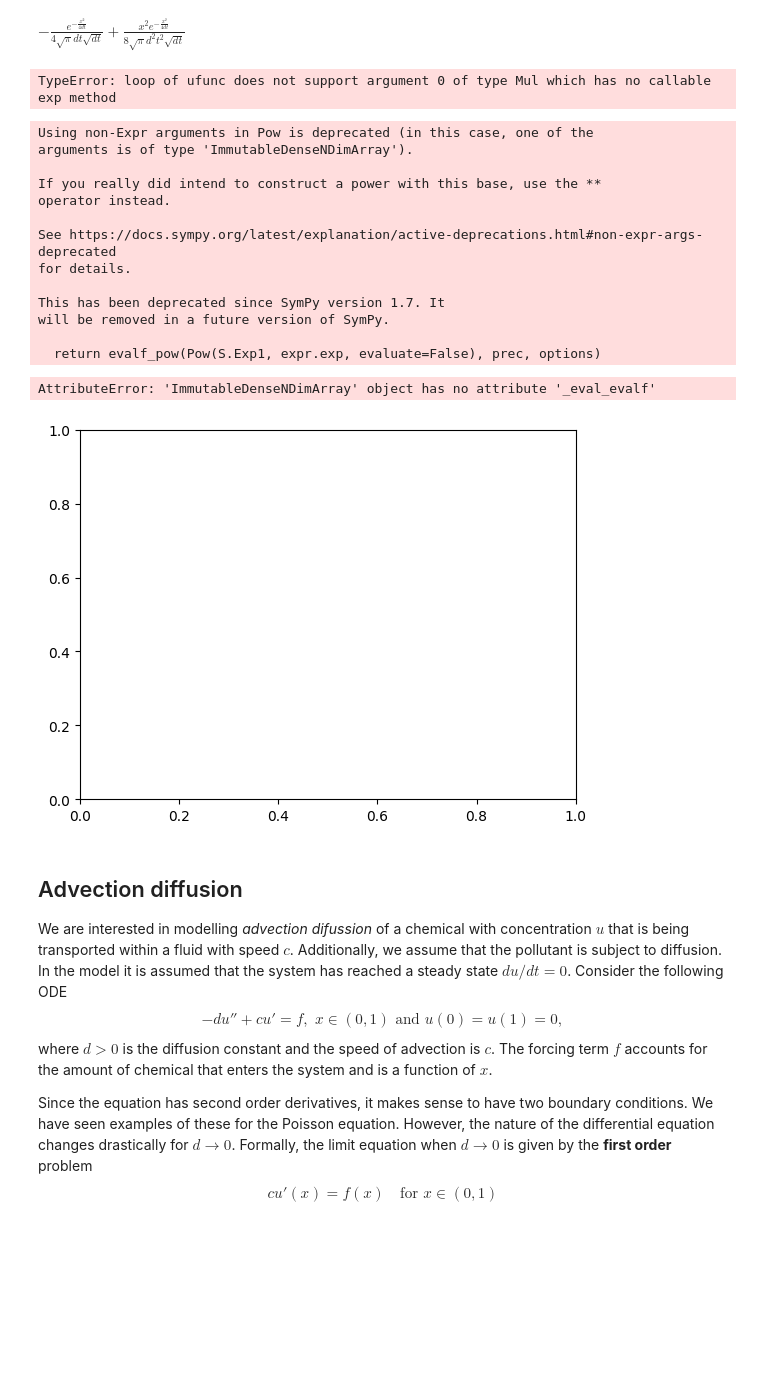
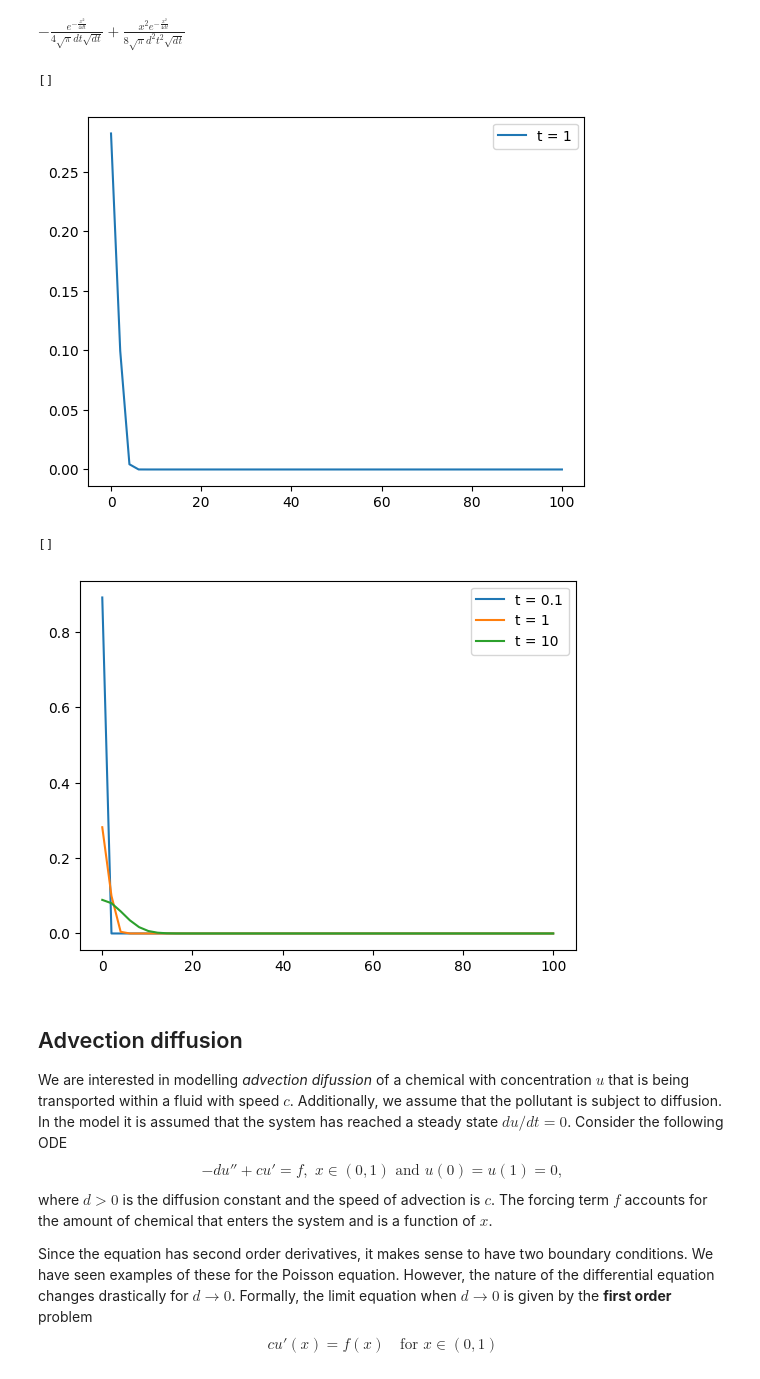
Before and after one commit to kalle6452/PDE, a Jupyter notebook: lab02.ipynb, the cells around one changed output. Drawn from its saved outputs; the diff is of its cells as text; code cells hidden in the pictures; blank space fills up the shorter version.

```diff
--- a/lab02.ipynb
+++ b/lab02.ipynb
@@ -448,39 +450,29 @@ dx = sympy.diff(f,x)
 dx
 # %% [output]
 $\displaystyle - \frac{e^{- \frac{x^{2}}{4 d t}}}{4 \sqrt{\pi} d t \sqrt{d t}} + \frac{x^{2} e^{- \frac{x^{2}}{4 d t}}}{8 \sqrt{\pi} d^{2} t^{2} \sqrt{d t}}$
-# %%
-#d = 1
-#f = (1/(sympy.sqrt(4*sympy.pi*d*t)))*sympy.exp((-(x)**2)/(4*d*t))
-d = np.linspace(0,10)
-t = [0.1,1,10]
-for i in t:
-    f = 1/(np.sqrt(4*np.pi*d*i))*np.exp((-x**2)/(4*d*i))
-    #f = (1/(sympy.sqrt(4*sympy.pi*d*t)))*sympy.exp((-(x)**2)/(4*d*t))
-    plt.plot(f)
-# %% [output]
-TypeError: loop of ufunc does not support argument 0 of type Mul which has no callable exp method
-# %%
-x = np.linspace(-2,2)
-lista = [0.1,1,10]
-t = 0.1
-f = (1/(sympy.sqrt(4*sympy.pi*t)))*sympy.exp((-(x)**2)/(4*t))
-plt.plot(x,f)
-# %% [output]
-Using non-Expr arguments in Pow is deprecated (in this case, one of the
-arguments is of type 'ImmutableDenseNDimArray').
-
-If you really did intend to construct a power with this base, use the **
-operator instead.
-
-See https://docs.sympy.org/latest/explanation/active-deprecations.html#non-expr-args-deprecated
-for details.
-
-This has been deprecated since SymPy version 1.7. It
-will be removed in a future version of SymPy.
-
-  return evalf_pow(Pow(S.Exp1, expr.exp, evaluate=False), prec, options)
-AttributeError: 'ImmutableDenseNDimArray' object has no attribute '_eval_evalf'
-[figure, removed]
+# %%
+d = 1
+t = 1
+x = np.linspace(0,100)
+f = (1/(np.sqrt(4*np.pi*d*t)))*np.exp((-(x)**2)/(4*d*t))
+plt.plot(x,f,label=f't = {t}')
+plt.legend()
+plt.plot()
+# %% [output]
+[]
+[figure, added]
+# %%
+d = 1
+lista = [0.1,1,10]
+x = np.linspace(0,100)
+for t in lista:
+    f = (1/(np.sqrt(4*np.pi*d*t)))*np.exp((-(x)**2)/(4*d*t))
+    plt.plot(x,f,label=f't = {t}')
+plt.legend()
+plt.plot()
+# %% [output]
+[]
+[figure, added]
 # %% [markdown]
 ## Advection diffusion
 
```
Also changed, not shown: parts of 4 cells of this notebook.
